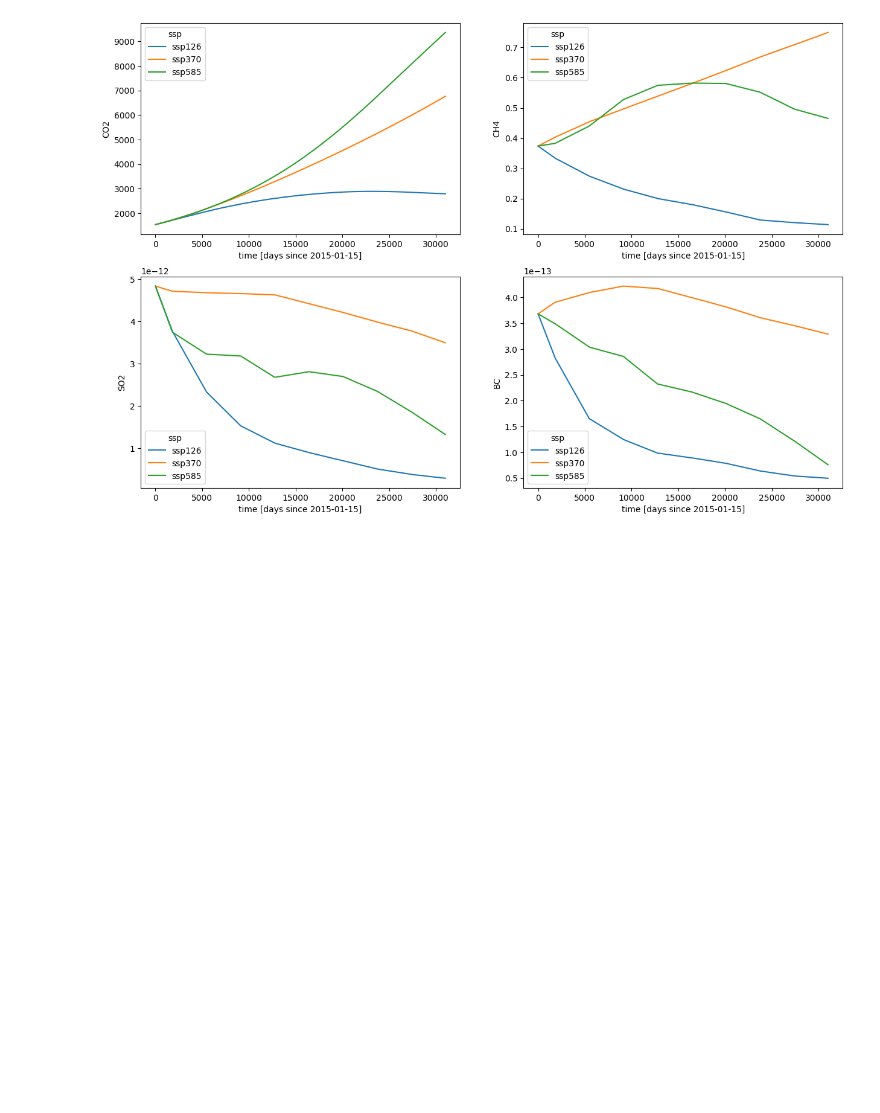
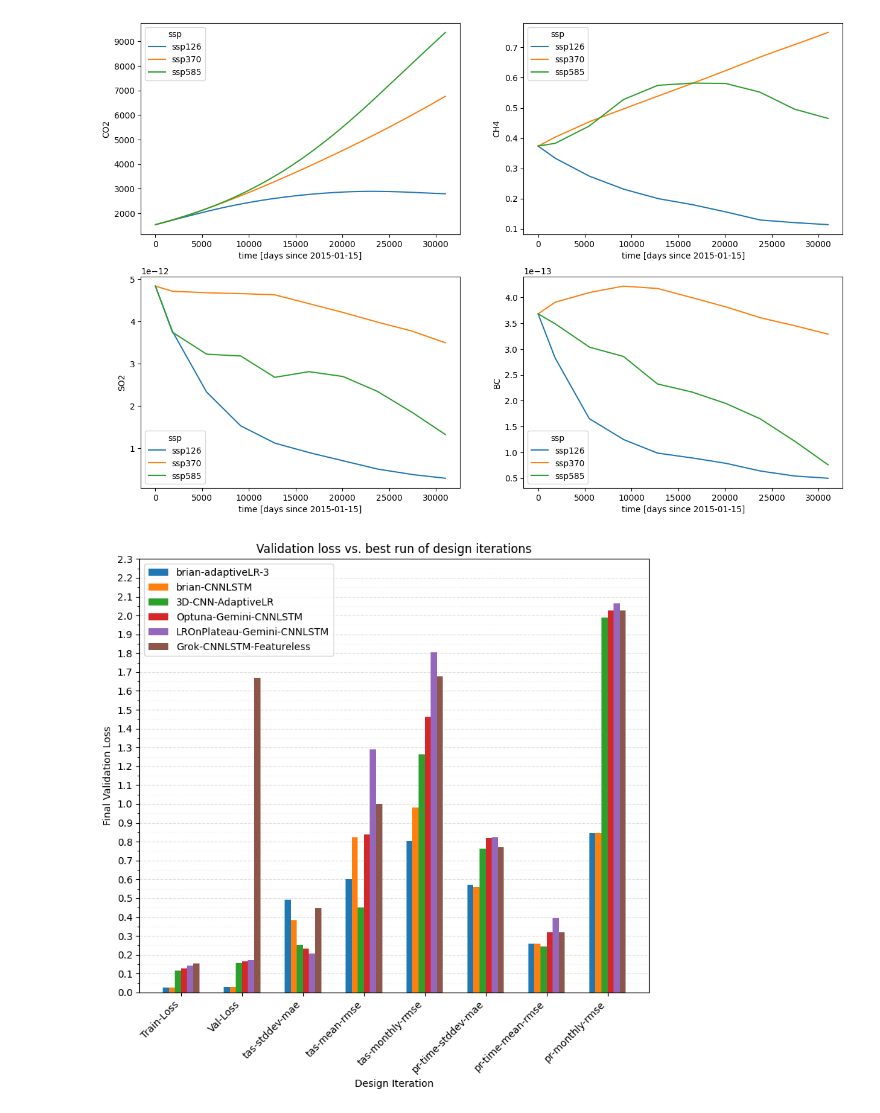
Before and after one commit to SamvathnaEm/cse151b-spring2025-competition, a Jupyter notebook: notebooks/data-exploration-basic.ipynb, the cells around one changed output. Drawn from its saved outputs; the diff is of its cells as text; code cells hidden in the pictures; blank space fills up the shorter version.

```diff
--- a/notebooks/data-exploration-basic.ipynb
+++ b/notebooks/data-exploration-basic.ipynb
@@ -85,3 +85,63 @@ global_mean_data.SO2.plot(ax=axes[2], hue="ssp")
 _ = global_mean_data.BC.plot(ax=axes[3], hue="ssp")
 # %% [output]
 [figure]
+# %%
+import matplotlib.pyplot as plt
+import numpy as np
+
+# Data
+colors = ['brian-adaptiveLR-3', 'brian-CNNLSTM', '3D-CNN-AdaptiveLR', 'Optuna-Gemini-CNNLSTM', 'LROnPlateau-Gemini-CNNLSTM', 'Grok-CNNLSTM-Featureless']
+values = [
+    [0.0252, 0.0281, 0.492, 0.602, 0.806, 0.570, 0.260, 0.844],  # brian-adaptiveLR-3
+    [0.0273, 0.0290, 0.384, 0.824, 0.980, 0.560, 0.260, 0.844],  # brian-CNNLSTM
+    [0.1167, 0.1588, 0.250, 0.450, 1.265, 0.762, 0.244, 1.988],  # 3D-CNN-AdaptiveLR
+    [0.1269, 0.1651, 0.233, 0.840, 1.464, 0.821, 0.319, 2.027],  # Optuna-Gemini-CNNLSTM
+    [0.1436, 0.1730, 0.207, 1.288, 1.806, 0.822, 0.396, 2.066],  # LROnPlateau-Gemini-CNNLSTM
+    [0.1543, 1.6686, 0.447, 1.000, 1.678, 0.770, 0.321, 2.026],  # Grok-CNNLSTM-Featureless
+]
+
+# Convert to numpy array for easier handling
+values = np.array(values)
+
+# Set up the plot
+fig, ax = plt.subplots(figsize=(8, 8))
+
+# Parameters for bar positions
+bar_width = 0.1
+x = np.arange(8)  # 8 value categories
+
+# Plot bars for each color
+for i, color in enumerate(colors):
+    ax.bar(x + i * bar_width, values[i], bar_width, label=color)
+
+# Customize the plot
+ax.set_xlabel('Design Iteration')
+ax.set_ylabel('Final Validation Loss')
+ax.set_title('Validation loss vs. best run of design iterations')
+ax.set_xticks(x + bar_width * 2.5)  # Adjusted for 6 bars
+ax.set_xticklabels([
+    'Train-Loss', 'Val-Loss', 'tas-stddev-mae', 'tas-mean-rmse',
+    'tas-monthly-rmse', 'pr-time-stddev-mae', 'pr-time-mean-rmse', 'pr-monthly-rmse'
+], rotation=45, ha='right')
+ax.set_ylim(0, 2.3)
+
+# Show more y-axis values (e.g., every 0.1)
+ax.set_yticks(np.arange(0, 2.4, 0.1))  # Ticks from 0 to 2.3, step 0.1
+ax.yaxis.set_minor_locator(plt.MultipleLocator(0.05))  # Minor ticks every 0.05
+
+# Add light horizontal grid lines
+ax.grid(True, which='major', axis='y', linestyle='--', color='lightgray', alpha=0.7)
+ax.grid(True, which='minor', axis='y', linestyle=':', color='lightgray', alpha=0.3)
+
+# Ensure bars are in front of grid
+ax.set_axisbelow(True)
+
+ax.legend()
+
+# Adjust layout to prevent label cutoff
+plt.tight_layout()
+
+# Show plot
+plt.show()
+# %% [output]
+[figure, added]
```
Also changed, not shown: 7 other files.
